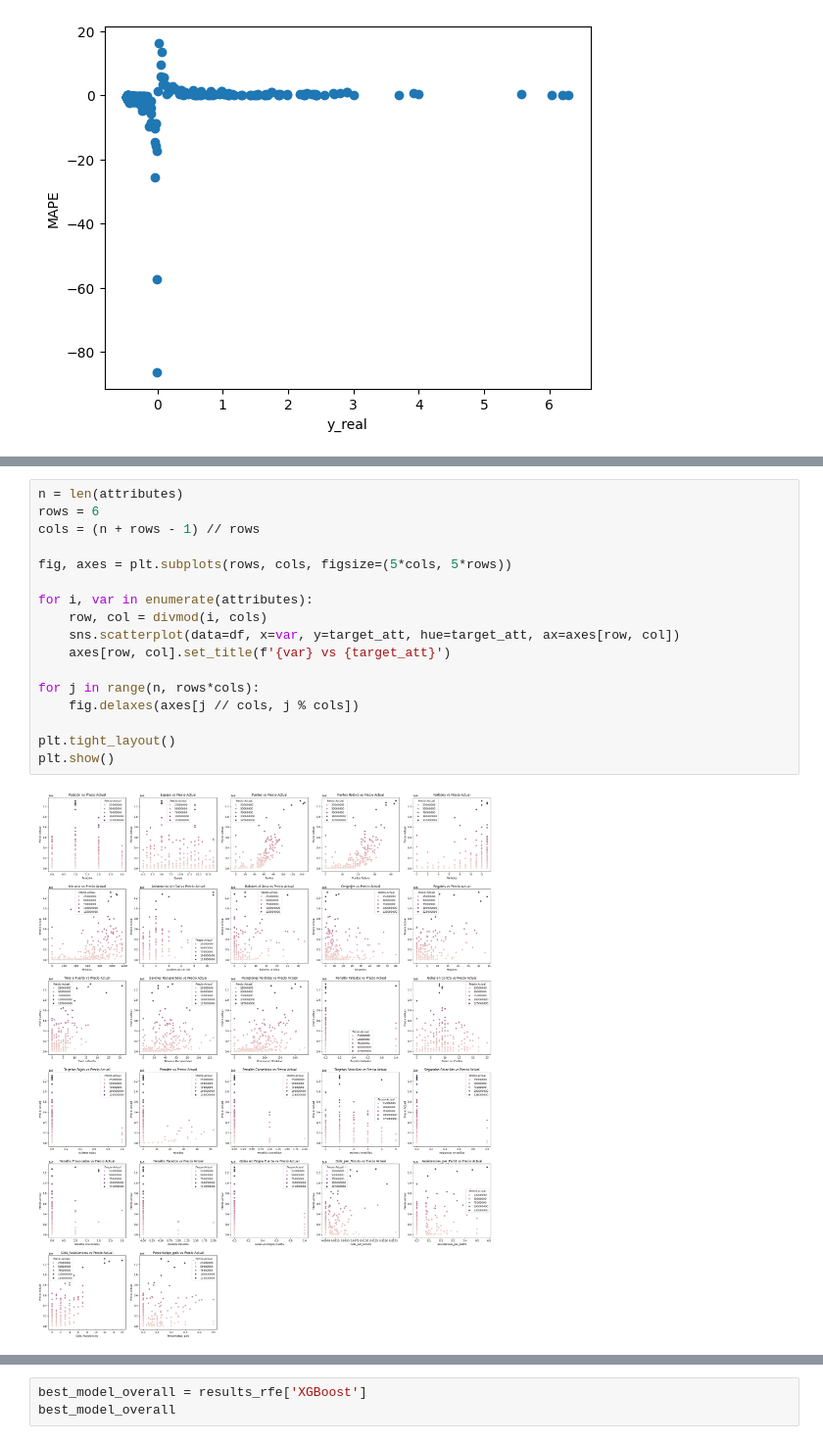
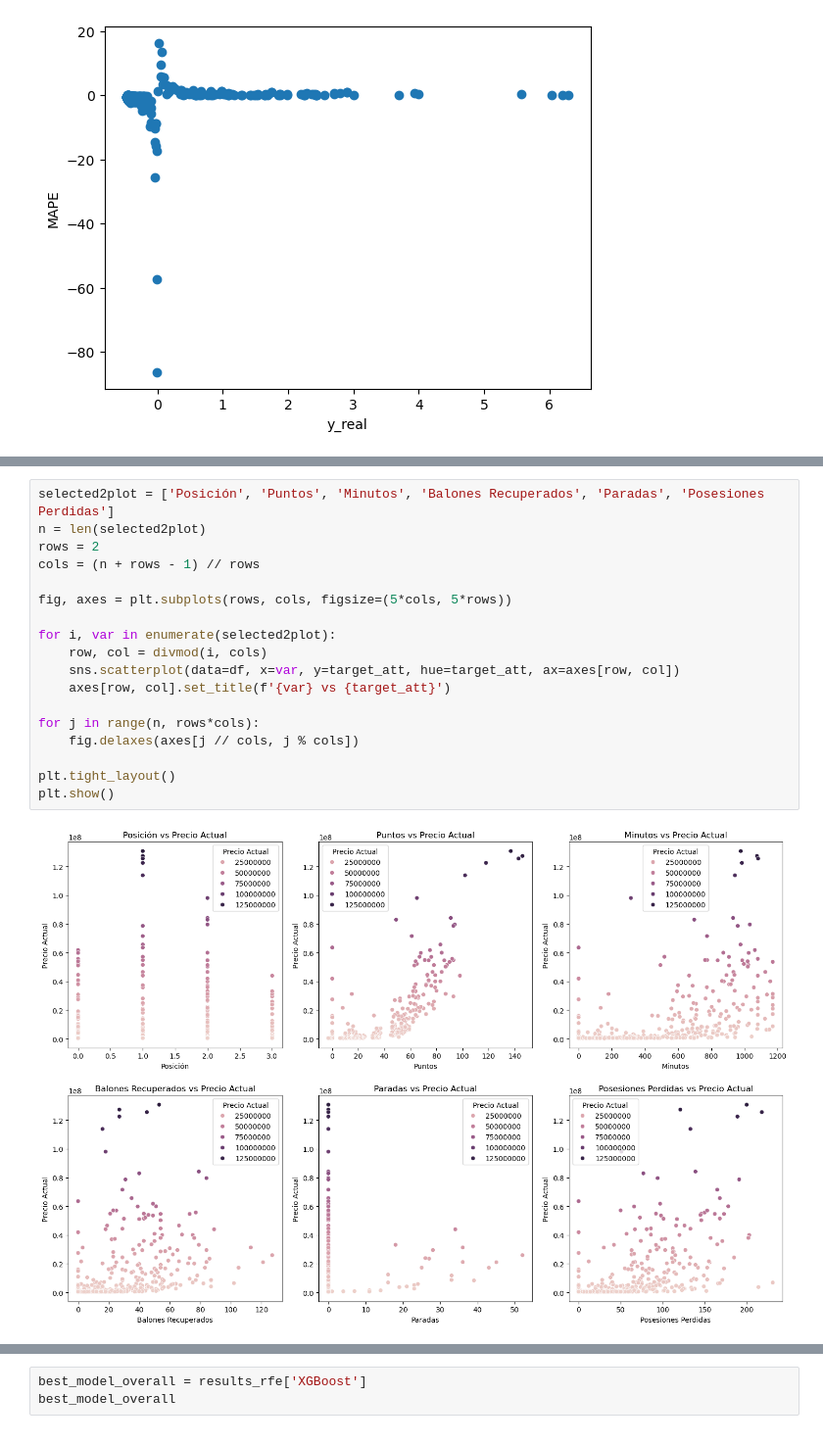
Before and after one commit to SantiMiquel/FantasyRegression, a Jupyter notebook: fantasy.ipynb, the cells around one changed output, grey strips where cells are left out. Shown at 98% size. Saved outputs shown, nothing was run; the diff lists cells and outputs as text.

```diff
--- a/fantasy.ipynb
+++ b/fantasy.ipynb
@@ -215,22 +232,23 @@ print (r2_train,r2_test)
 # %%
-n = len(attributes)
-rows = 6
+selected2plot = ['Posición', 'Puntos', 'Minutos', 'Balones Recuperados', 'Paradas', 'Posesiones Perdidas']
+n = len(selected2plot)
+rows = 2
 cols = (n + rows - 1) // rows
 
 fig, axes = plt.subplots(rows, cols, figsize=(5*cols, 5*rows))
 
-for i, var in enumerate(attributes):
+for i, var in enumerate(selected2plot):
     row, col = divmod(i, cols)
     sns.scatterplot(data=df, x=var, y=target_att, hue=target_att, ax=axes[row, col])
     axes[row, col].set_title(f'{var} vs {target_att}')
 
 for j in range(n, rows*cols):
     fig.delaxes(axes[j // cols, j % cols])
 
 plt.tight_layout()
 plt.show()
 # %% [output]
-[figure, old version]
+[figure, new version]
 # %%
 models = {
     "Linear Regression": LinearRegression(),
```
Also changed, not shown: parts of 9 cells of this notebook, 2 other files.
